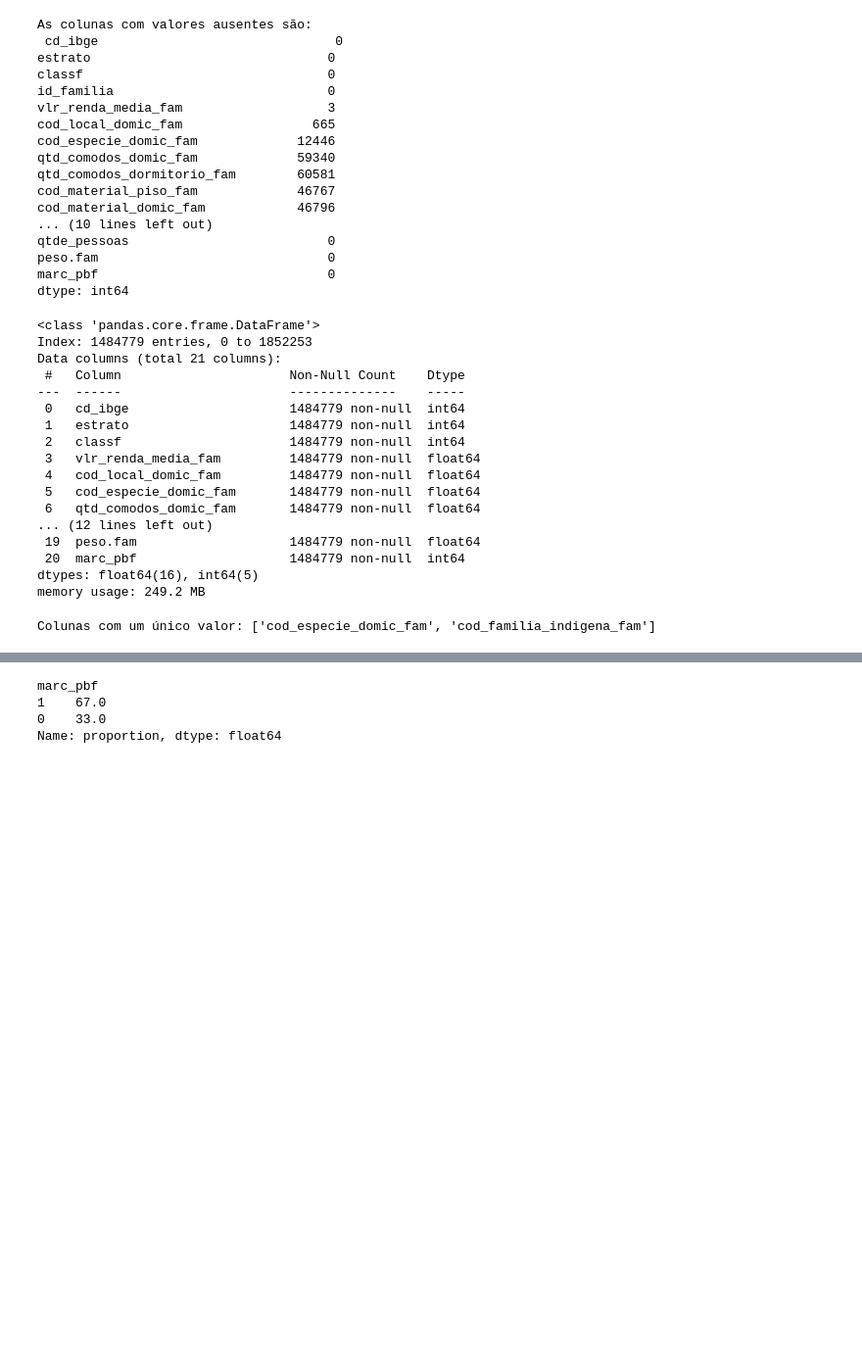
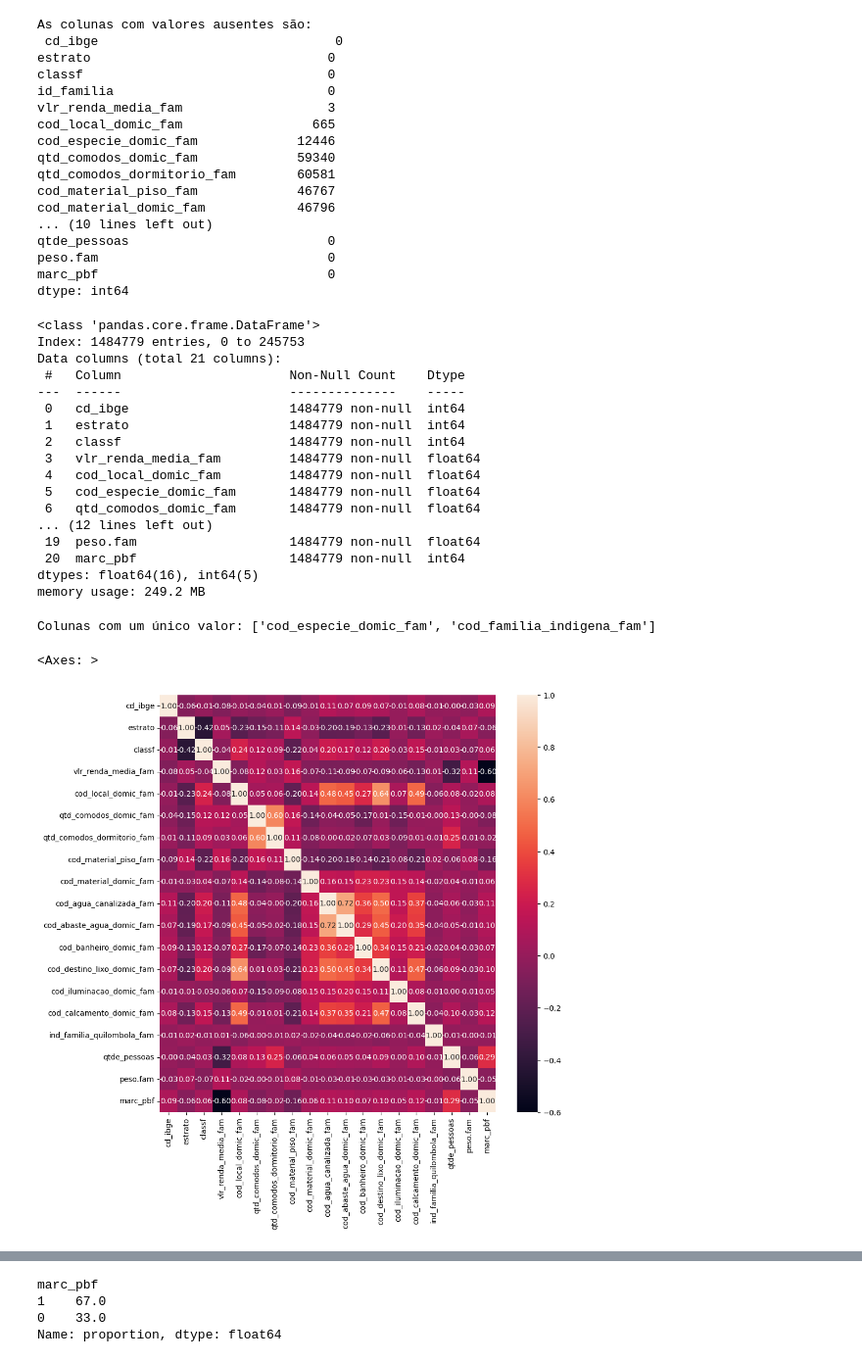
Before and after one commit to mariabandeira/AdministracaoPublica, a Jupyter notebook: CadUnico/RandomForest/TrainningKBests.ipynb, the cells around one changed output, grey strips where cells are left out. Shown at 98% size. Saved outputs shown, nothing was run; the diff lists cells and outputs as text; code cells hidden in the pictures; blank space fills up the shorter version.

Commit message:
add: visualizações relacionadas ao modelo rf

```diff
--- a/CadUnico/RandomForest/TrainningKBests.ipynb
+++ b/CadUnico/RandomForest/TrainningKBests.ipynb
@@ -11,3 +16,18 @@ from sklearn.pipeline import Pipeline
 from sklearn.metrics import make_scorer, accuracy_score
 # %% [markdown]
 ### Pré-processamento dos dados
+# %%
+colab = True
+
+if colab == True:
+  data2012 = pd.read_csv("https://raw.githubusercontent.com/mariabandeira/AdministracaoPublica/refs/heads/main/CadUnico/BasesRNPB/cadunico_pb_rn_2012.csv")
+  data2013 = pd.read_csv("https://raw.githubusercontent.com/mariabandeira/AdministracaoPublica/refs/heads/main/CadUnico/BasesRNPB/cadunico_pb_rn_2013.csv")
+  data2014 = pd.read_csv("https://raw.githubusercontent.com/mariabandeira/AdministracaoPublica/refs/heads/main/CadUnico/BasesRNPB/cadunico_pb_rn_2014.csv")
+  data2015 = pd.read_csv("https://raw.githubusercontent.com/mariabandeira/AdministracaoPublica/refs/heads/main/CadUnico/BasesRNPB/cadunico_pb_rn_2015.csv")
+  data2016 = pd.read_csv("https://raw.githubusercontent.com/mariabandeira/AdministracaoPublica/refs/heads/main/CadUnico/BasesRNPB/cadunico_pb_rn_2016.csv")
+  data2017 = pd.read_csv("https://raw.githubusercontent.com/mariabandeira/AdministracaoPublica/refs/heads/main/CadUnico/BasesRNPB/cadunico_pb_rn_2017.csv")
+  data2018 = pd.read_csv("https://raw.githubusercontent.com/mariabandeira/AdministracaoPublica/refs/heads/main/CadUnico/BasesRNPB/cadunico_pb_rn_2018.csv")
+  data = pd.concat([data2012, data2013, data2014, data2015, data2016, data2017, data2018])
+else:
+  file_path = '../cadunico_pb_rn_full.ipynb'
+  data = pd.read_csv(file_path)
@@ -110,7 +170,7 @@ data = data.dropna()
 data.info()
 # %% [output]
 <class 'pandas.core.frame.DataFrame'>
-Index: 1484779 entries, 0 to 1852253
+Index: 1484779 entries, 0 to 245753
 Data columns (total 21 columns):
  #   Column                      Non-Null Count    Dtype
 ---  ------                      --------------    -----
@@ -135,3 +198,10 @@ print(f"Colunas com um único valor: {single_value_columns}")
 data = data.drop(columns=single_value_columns)
 # %% [output]
 Colunas com um único valor: ['cod_especie_domic_fam', 'cod_familia_indigena_fam']
+# %%
+correlation = data.corr()
+plt.figure(figsize=(10, 10))
+sns.heatmap(correlation, xticklabels=correlation.columns, yticklabels=correlation.columns, annot=True, fmt=".2f")
+# %% [output]
+<Axes: >
+[figure, added]
```
Also changed, not shown: parts of 17 cells of this notebook.
